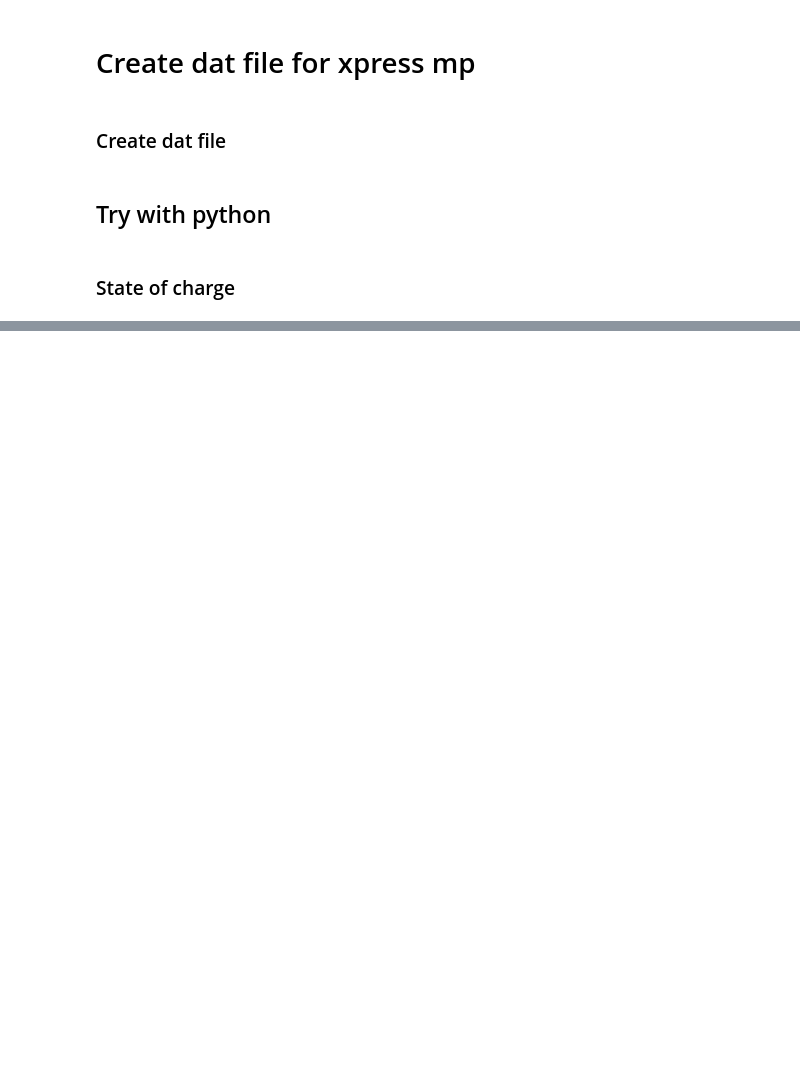
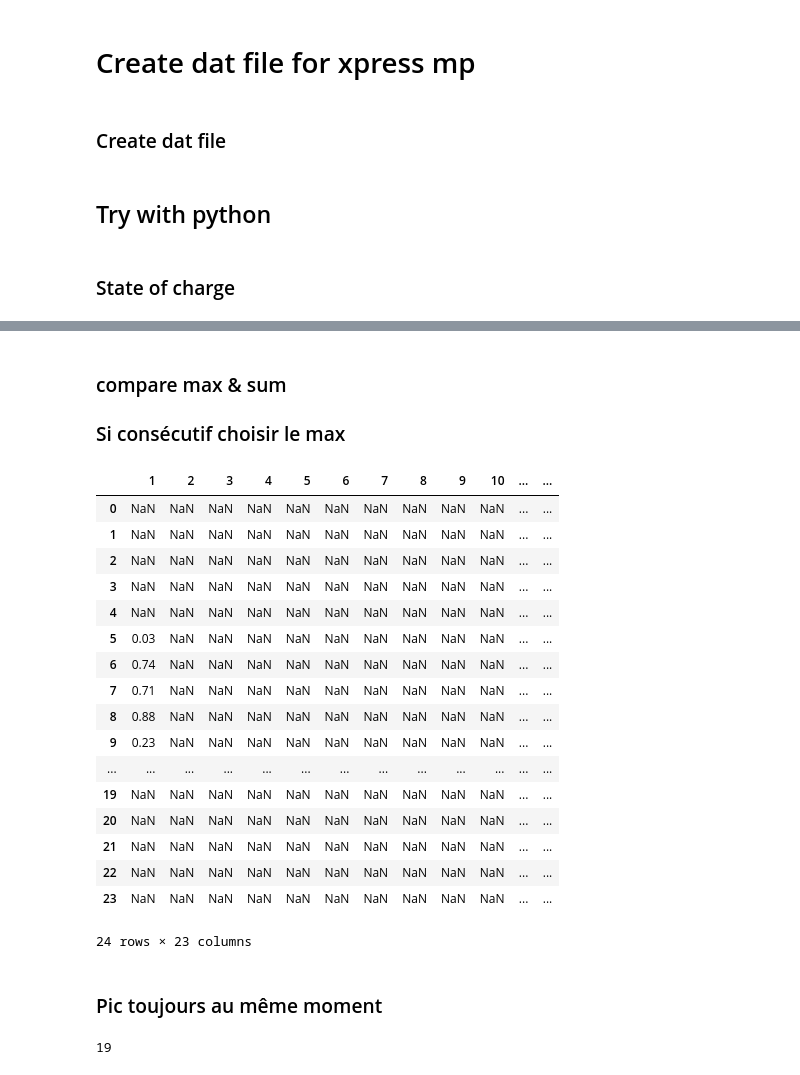
Before and after one commit to keyserwood/TEECO, a Jupyter notebook: optim_p2/1.0-er-create_dat_file.ipynb, the cells around one changed output, grey strips where cells are left out. Cells and saved outputs as stored; diff of their text form; code cells hidden in the pictures; blank space fills up the shorter version.

```diff
--- a/optim_p2/1.0-er-create_dat_file.ipynb
+++ b/optim_p2/1.0-er-create_dat_file.ipynb
@@ -47,0 +134,28 @@ edc  = [0]*len(prix)
+# %% [markdown]
+### compare max & sum
+### Si consécutif choisir le max
+# %%
+df2 = df1.iloc[:24,1:]
+# %%
+df2[df2>0]
+# %% [output]
+|  | 1 | 2 | 3 | 4 | 5 | 6 | 7 | 8 | 9 | 10 | ... | ... |
+| 0 | NaN | NaN | NaN | NaN | NaN | NaN | NaN | NaN | NaN | NaN | ... | ... |
+| 1 | NaN | NaN | NaN | NaN | NaN | NaN | NaN | NaN | NaN | NaN | ... | ... |
+| 2 | NaN | NaN | NaN | NaN | NaN | NaN | NaN | NaN | NaN | NaN | ... | ... |
+| 3 | NaN | NaN | NaN | NaN | NaN | NaN | NaN | NaN | NaN | NaN | ... | ... |
+| 4 | NaN | NaN | NaN | NaN | NaN | NaN | NaN | NaN | NaN | NaN | ... | ... |
+| 5 | 0.03 | NaN | NaN | NaN | NaN | NaN | NaN | NaN | NaN | NaN | ... | ... |
+| 6 | 0.74 | NaN | NaN | NaN | NaN | NaN | NaN | NaN | NaN | NaN | ... | ... |
+| 7 | 0.71 | NaN | NaN | NaN | NaN | NaN | NaN | NaN | NaN | NaN | ... | ... |
+| 8 | 0.88 | NaN | NaN | NaN | NaN | NaN | NaN | NaN | NaN | NaN | ... | ... |
+| 9 | 0.23 | NaN | NaN | NaN | NaN | NaN | NaN | NaN | NaN | NaN | ... | ... |
+| ... | ... | ... | ... | ... | ... | ... | ... | ... | ... | ... | ... | ... |
+| 19 | NaN | NaN | NaN | NaN | NaN | NaN | NaN | NaN | NaN | NaN | ... | ... |
+| 20 | NaN | NaN | NaN | NaN | NaN | NaN | NaN | NaN | NaN | NaN | ... | ... |
+| 21 | NaN | NaN | NaN | NaN | NaN | NaN | NaN | NaN | NaN | NaN | ... | ... |
+| 22 | NaN | NaN | NaN | NaN | NaN | NaN | NaN | NaN | NaN | NaN | ... | ... |
+| 23 | NaN | NaN | NaN | NaN | NaN | NaN | NaN | NaN | NaN | NaN | ... | ... |
+24 rows × 23 columns
+# %% [markdown]
+### Pic toujours au même moment
@@ -47,0 +166,4 @@ edc  = [0]*len(prix)
+# %%
+int(v1.max().sort_values(ascending=False).index[0])
+# %% [output]
+19
```
Also changed, not shown: parts of 38 cells of this notebook, 1 other file.
